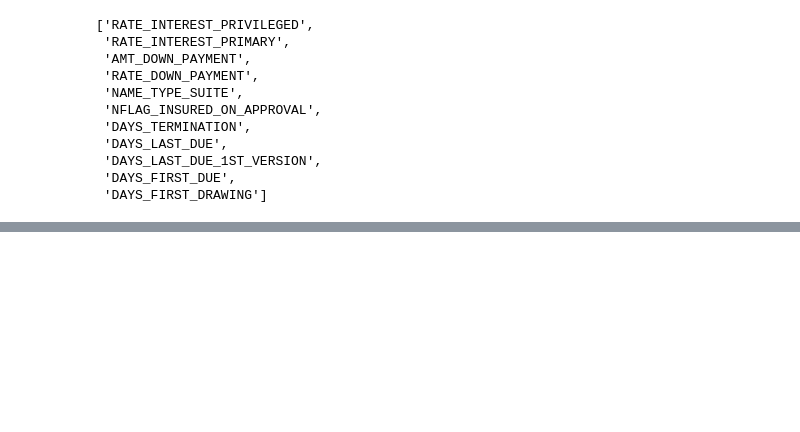
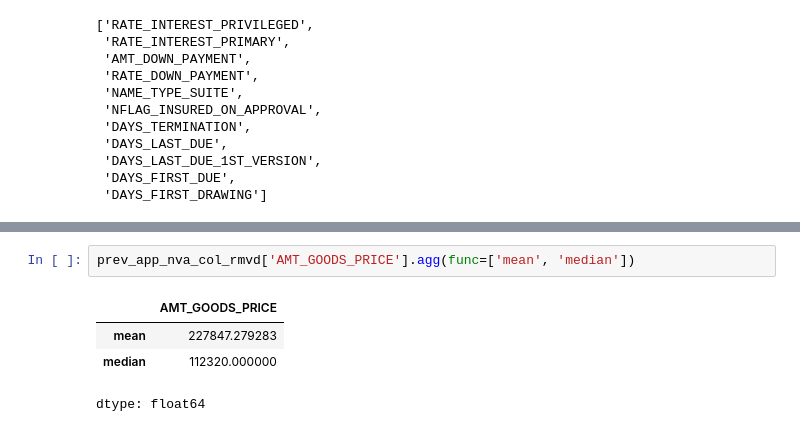
Before and after one commit to htetaunglynn94/portfolio_projects, a Jupyter notebook: eda_on_loan_default.ipynb, the cells around one changed output, grey strips where cells are left out. Saved outputs shown, nothing was run; the diff lists cells and outputs as text; blank space fills up the shorter version.

```diff
--- a/eda_on_loan_default.ipynb
+++ b/eda_on_loan_default.ipynb
@@ -1319,0 +1362,7 @@ null_add_cols = null_abv_40 + ['WEEKDAY_APPR_PROC']
+# %%
+prev_app_nva_col_rmvd['AMT_GOODS_PRICE'].agg(func=['mean', 'median'])
+# %% [output]
+|  | AMT_GOODS_PRICE |
+| mean | 227847.279283 |
+| median | 112320.000000 |
+dtype: float64
```
Also changed, not shown: parts of 5 cells of this notebook.
